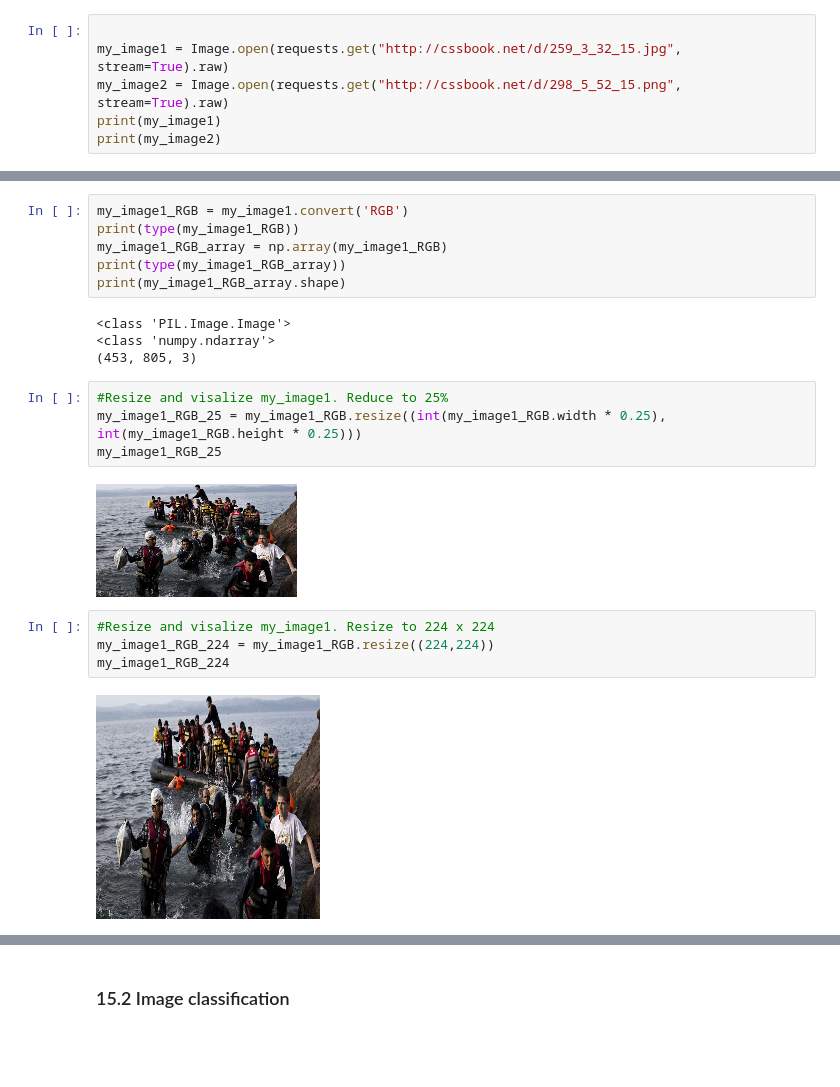
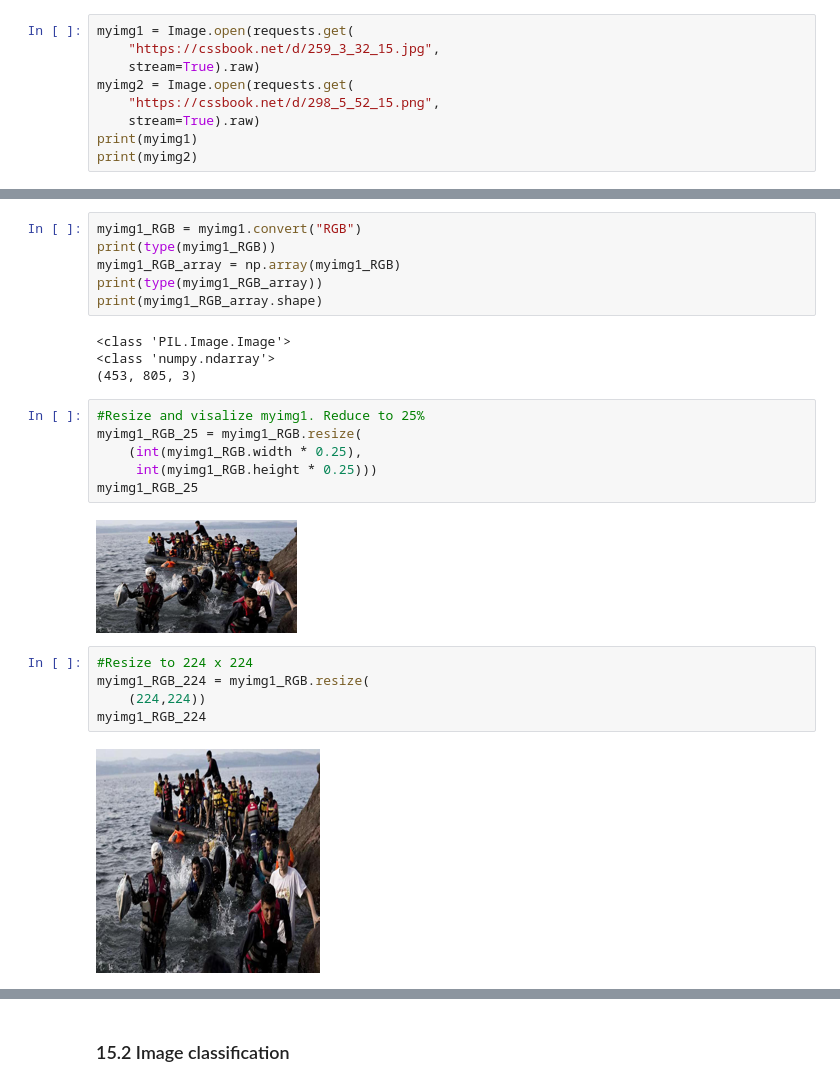
Before and after one commit to ccs-amsterdam/ccsbook, a Jupyter notebook: chapter14/images_py.ipynb, the cells around one changed output, grey strips where cells are left out. Cells and saved outputs as stored; diff of their text form; blank space fills up the shorter version.

```diff
--- a/chapter14/images_py.ipynb
+++ b/chapter14/images_py.ipynb
@@ -38,11 +41,14 @@ from tensorflow import keras
 # %% [markdown]
 ### 15.1 Storing, representing, and converting multimedia data
 # %%
-
-my_image1 = Image.open(requests.get("http://cssbook.net/d/259_3_32_15.jpg", stream=True).raw)
-my_image2 = Image.open(requests.get("http://cssbook.net/d/298_5_52_15.png", stream=True).raw)
-print(my_image1)
-print(my_image2)
+myimg1 = Image.open(requests.get(
+    "https://cssbook.net/d/259_3_32_15.jpg",
+    stream=True).raw)
+myimg2 = Image.open(requests.get(
+    "https://cssbook.net/d/298_5_52_15.png",
+    stream=True).raw)
+print(myimg1)
+print(myimg2)
 # %% [output]
 <PIL.JpegImagePlugin.JpegImageFile image mode=RGB size=805x453 at 0x...>
 <PIL.PngImagePlugin.PngImageFile image mode=RGBA size=1540x978 at 0x...>
@@ -57,27 +63,30 @@ print(my_image1_L_array.shape)
 <class 'numpy.ndarray'>
 (453, 805)
 # %%
-my_image1_RGB = my_image1.convert('RGB')
-print(type(my_image1_RGB))
-my_image1_RGB_array = np.array(my_image1_RGB)
-print(type(my_image1_RGB_array))
-print(my_image1_RGB_array.shape)
+myimg1_RGB = myimg1.convert("RGB")
+print(type(myimg1_RGB))
+myimg1_RGB_array = np.array(myimg1_RGB)
+print(type(myimg1_RGB_array))
+print(myimg1_RGB_array.shape)
 # %% [output]
 <class 'PIL.Image.Image'>
 <class 'numpy.ndarray'>
 (453, 805, 3)
 # %%
-#Resize and visalize my_image1. Reduce to 25%
-my_image1_RGB_25 = my_image1_RGB.resize((int(my_image1_RGB.width * 0.25), int(my_image1_RGB.height * 0.25)))
-my_image1_RGB_25
+#Resize and visalize myimg1. Reduce to 25%
+myimg1_RGB_25 = myimg1_RGB.resize(
+    (int(myimg1_RGB.width * 0.25),
+     int(myimg1_RGB.height * 0.25)))
+myimg1_RGB_25
 # %% [output]
-[figure, old version]
+[figure, new version]
 # %%
-#Resize and visalize my_image1. Resize to 224 x 224
-my_image1_RGB_224 = my_image1_RGB.resize((224,224))
-my_image1_RGB_224
+#Resize to 224 x 224
+myimg1_RGB_224 = myimg1_RGB.resize(
+    (224,224))
+myimg1_RGB_224
 # %% [output]
-[figure, old version]
+[figure, new version]
 # %%
 #Crop and resize to 224 x 224
 
```
Also changed, not shown: parts of 15 cells of this notebook, 1 other file.
